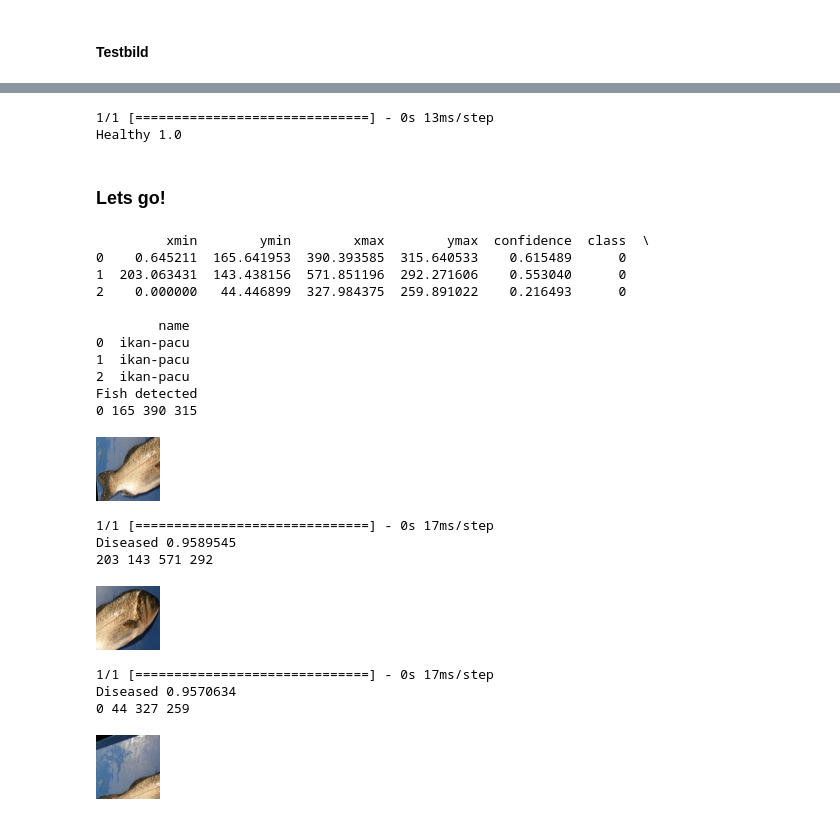
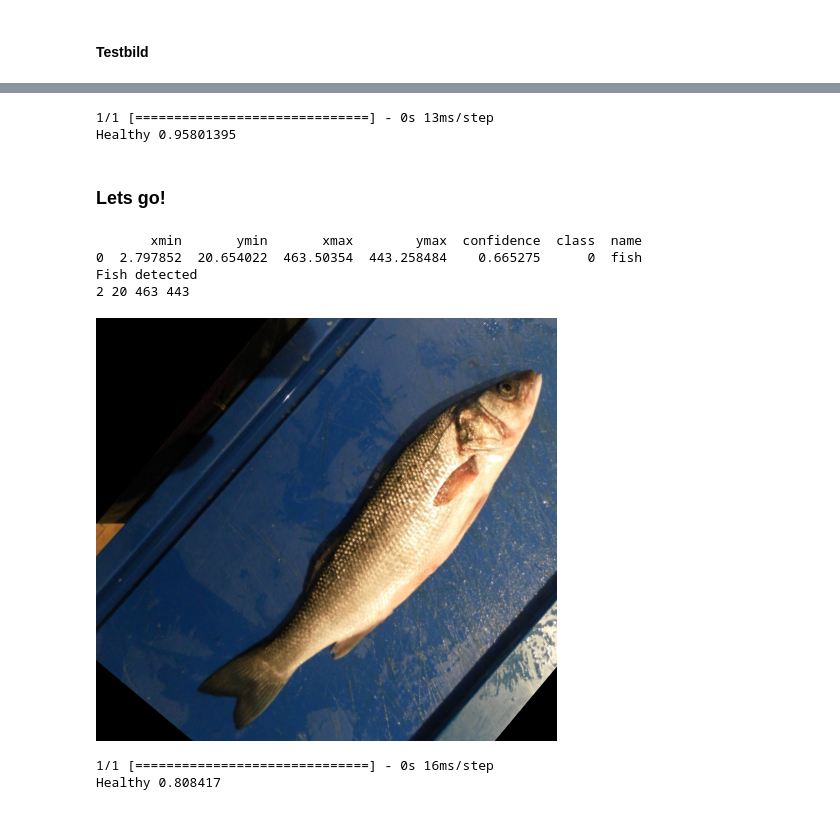
Before and after one commit to EmmelieGren/sick_fishes, a Jupyter notebook: main_models.ipynb, the cells around one changed output, grey strips where cells are left out. Saved outputs shown, nothing was run; the diff lists cells and outputs as text; code cells hidden in the pictures.

```diff
--- a/main_models.ipynb
+++ b/main_models.ipynb
@@ -10,6 +22,6 @@ import sklearn
 # %%
 # Niclas sätt att importera yolov5
-model_path = "./saved_models/fish_model_yolov5_23-12-20.pt"
+model_path = "./saved_models/fish_model_yolov5_24-01-23.pt"
 fish_model = yolov5.load(model_path)
 fish_model.conf = 0.14
 # %% [output]
@@ -96,5 +88,5 @@ array([[[ 77,  86,  89],
 # %%
-loaded_model = load_model('./saved_models/cnn_model_more_data_17-1-24.h5')
+loaded_model = load_model('./saved_models/cnn_model_cropped_more_data_23-1-24.h5')
 # %%
 def prepare_images(file_paths, target_size=(64, 64)):
     images = []
@@ -118,7 +110,7 @@ confidence_score = prediction[0][predicted_class_index]
 print(predicted_class_label, confidence_score)
 # %% [output]
 1/1 [==============================] - 0s 13ms/step
-Healthy 1.0
+Healthy 0.95801395
 # %% [markdown]
 ### Lets go!
 # %%
@@ -126,53 +118,48 @@ yolo_result = fish_model(image)
 yolo_preds = yolo_result.pandas().xyxy[0]
 
 print(yolo_preds)
 
 if len(yolo_preds) > 0:
     print(f"Fish detected")
 
     for _, yolo_pred in yolo_preds.iterrows():
         bbox = yolo_pred[['xmin', 'ymin', 'xmax', 'ymax']].astype(int).tolist()
         # roi = original_image[bbox[1]:bbox[3], bbox[0]:bbox[2]]
         print(bbox[0],bbox[1], bbox[2],bbox[3])
         crop_coordinates = (bbox[0],bbox[1],bbox[2],bbox[3])
         cropped_image = image.crop(crop_coordinates)
-        cropped_image = cropped_image.resize((64, 64))
+
+        cropped_image.save('test.jpg')
 
         display(cropped_image)
 
-        cropped_image_array = np.array(cropped_image) / 255
-        cropped_image_array = np.expand_dims(cropped_image_array, axis=0)  # Lägg till en extra dimension för batch
+        cropped_image_array = img_to_array(cropped_image)
+        cropped_image_array = tf.image.resize(cropped_image_array, (64, 64))
+        cropped_image_array = np.expand_dims(cropped_image_array, axis=0)
 
-    second_model_output = sick_model.predict([roi])
+        # Gör prediktion med modellen
+        prediction = loaded_model.predict(cropped_image_array)
+
+        predicted_class_index = np.argmax(prediction[0])
+        class_labels = ["Diseased", "Healthy"]
+        predicted_class_label = class_labels[predicted_class_index]
+        confidence_score = prediction[0][predicted_class_index]
 
         print(predicted_class_label, confidence_score)
 
         # Preprocessing för sick model
 
         # second_model_output = sick_model.predict([........])
 
         # print(f"Prediction for ROI: Class {second_model_output[0]}")
 
 else:
     print(f"No fish detected")
 # %% [output]
-         xmin        ymin        xmax        ymax  confidence  class  \
-0    0.645211  165.641953  390.393585  315.640533    0.615489      0
-1  203.063431  143.438156  571.851196  292.271606    0.553040      0
-2    0.000000   44.446899  327.984375  259.891022    0.216493      0
-
-        name
-0  ikan-pacu
-1  ikan-pacu
-2  ikan-pacu
+       xmin       ymin       xmax        ymax  confidence  class  name
+0  2.797852  20.654022  463.50354  443.258484    0.665275      0  fish
 Fish detected
-0 165 390 315
+2 20 463 443
-[figure, old version]
+[figure, new version]
-1/1 [==============================] - 0s 17ms/step
-Diseased 0.9589545
-203 143 571 292
+1/1 [==============================] - 0s 16ms/step
+Healthy 0.808417
-[figure, removed]
-1/1 [==============================] - 0s 17ms/step
-Diseased 0.9570634
-0 44 327 259
-[figure, removed]
```
Also changed, not shown: parts of 9 cells of this notebook, 6 other files.
